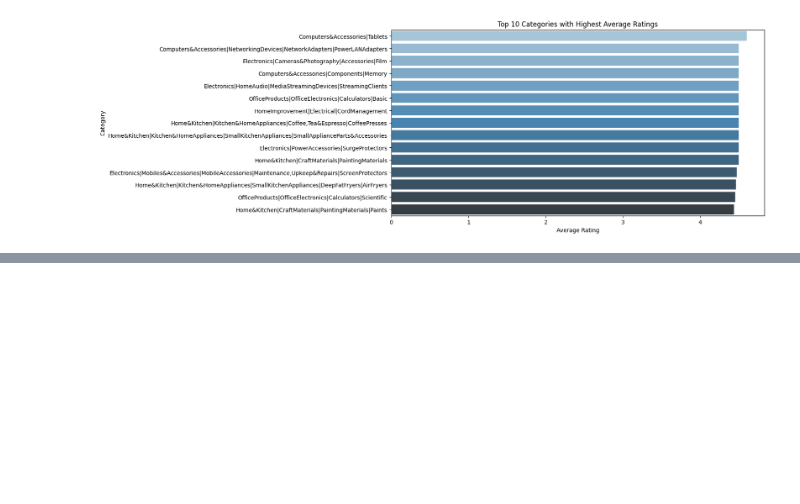
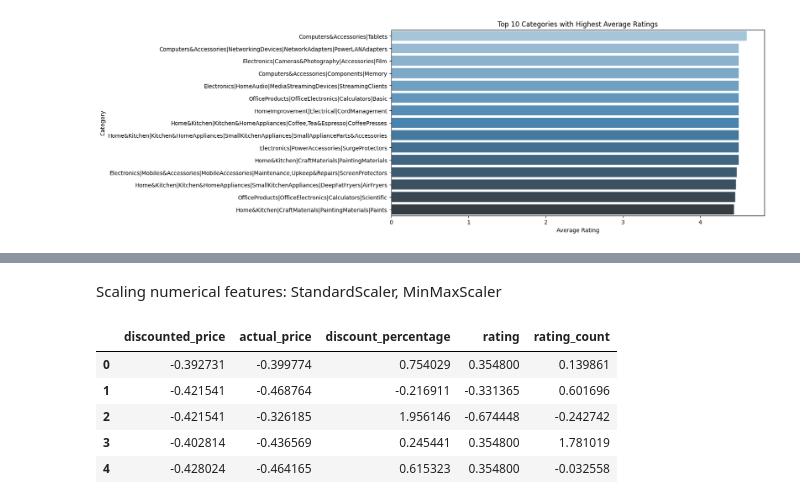
Before and after one commit to NaimPro-tech/customer_churn_prediction, a Jupyter notebook: churn_model.ipynb, the cells around one changed output, grey strips where cells are left out. Saved outputs shown, nothing was run; the diff lists cells and outputs as text; code cells hidden in the pictures; blank space fills up the shorter version.

```diff
--- a/churn_model.ipynb
+++ b/churn_model.ipynb
@@ -222,0 +241,5 @@ Passing `palette` without assigning `hue` is deprecated and will be removed in v
+# %%
+lebel_encoder_columns=["product_name", "user_name", "review_title"]
+le = LabelEncoder()
+df[["product_name", "user_name", "review_title"]]= df[["product_name", "user_name", "review_title"]].apply(lambda col: le.fit_transform(col))
+df[["product_name", "user_name", "review_title"]].head()
@@ -222,0 +253,14 @@ Passing `palette` without assigning `hue` is deprecated and will be removed in v
+# %% [markdown]
+Scaling numerical features: StandardScaler, MinMaxScaler
+# %%
+numeric_cols = ['discounted_price', 'actual_price', 'discount_percentage', 'rating', 'rating_count']
+scaler = StandardScaler()
+df[numeric_cols] = scaler.fit_transform(df[numeric_cols])
+df[numeric_cols].head()
+# %% [output]
+|  | discounted_price | actual_price | discount_percentage | rating | rating_count |
+| 0 | -0.392731 | -0.399774 | 0.754029 | 0.354800 | 0.139861 |
+| 1 | -0.421541 | -0.468764 | -0.216911 | -0.331365 | 0.601696 |
+| 2 | -0.421541 | -0.326185 | 1.956146 | -0.674448 | -0.242742 |
+| 3 | -0.402814 | -0.436569 | 0.245441 | 0.354800 | 1.781019 |
+| 4 | -0.428024 | -0.464165 | 0.615323 | 0.354800 | -0.032558 |
```
Also changed, not shown: parts of 6 cells of this notebook.
